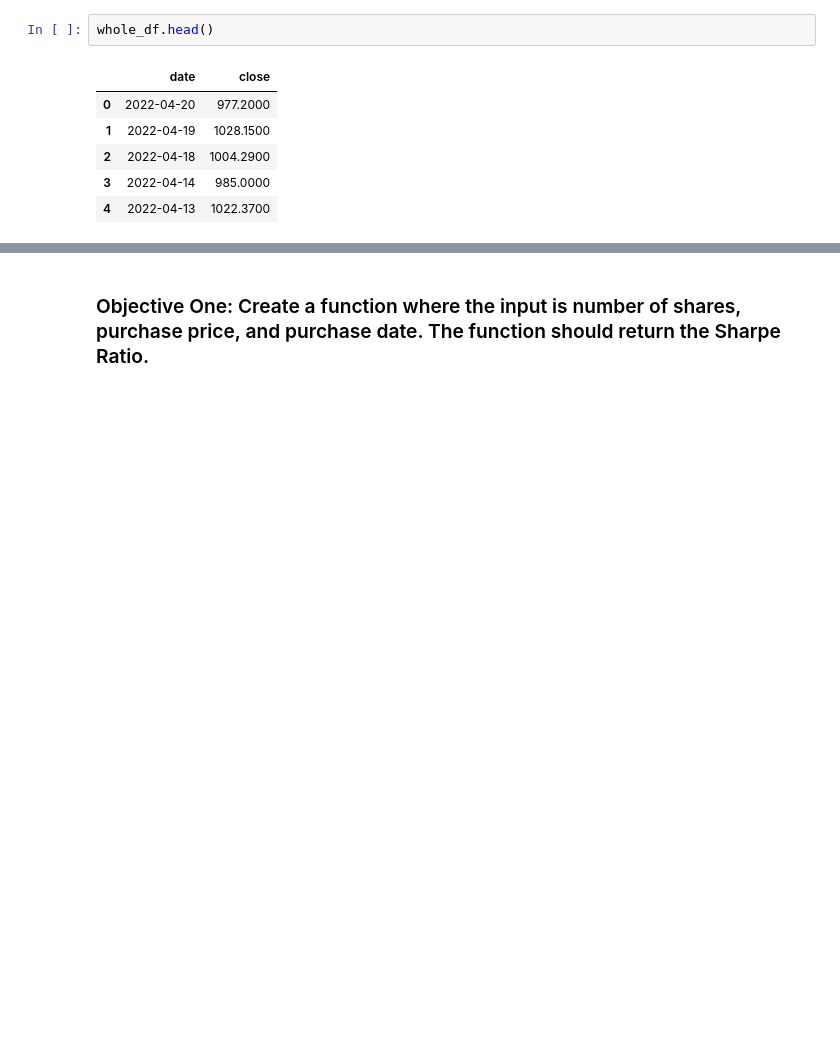
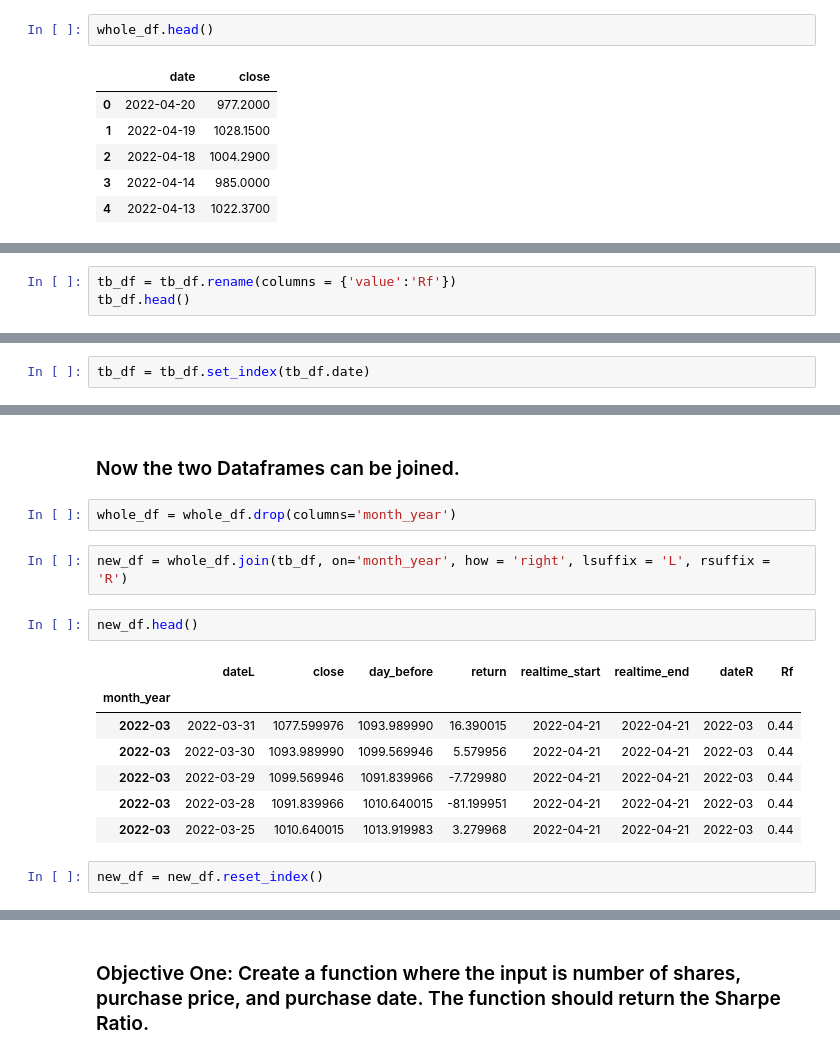
Before and after one commit to jaykayso/portfolio_risk_dashboard, a Jupyter notebook: data_import.ipynb, the cells around one changed output, grey strips where cells are left out. Drawn from its saved outputs; the diff is of its cells as text; blank space fills up the shorter version.

```diff
--- a/data_import.ipynb
+++ b/data_import.ipynb
@@ -379,0 +436,3 @@ def sharpe_calc(array):
+# %%
+tb_df = tb_df.rename(columns = {'value':'Rf'})
+tb_df.head()
@@ -379,0 +465,2 @@ def sharpe_calc(array):
+# %%
+tb_df = tb_df.set_index(tb_df.date)
@@ -379,0 +477,18 @@ def sharpe_calc(array):
+# %% [markdown]
+### Now the two Dataframes can be joined.
+# %%
+whole_df = whole_df.drop(columns='month_year')
+# %%
+new_df = whole_df.join(tb_df, on='month_year', how = 'right', lsuffix = 'L', rsuffix = 'R')
+# %%
+new_df.head()
+# %% [output]
+|  | dateL | close | day_before | return | realtime_start | realtime_end | dateR | Rf |
+| month_year |  |  |  |  |  |  |  |  |
+| 2022-03 | 2022-03-31 | 1077.599976 | 1093.989990 | 16.390015 | 2022-04-21 | 2022-04-21 | 2022-03 | 0.44 |
+| 2022-03 | 2022-03-30 | 1093.989990 | 1099.569946 | 5.579956 | 2022-04-21 | 2022-04-21 | 2022-03 | 0.44 |
+| 2022-03 | 2022-03-29 | 1099.569946 | 1091.839966 | -7.729980 | 2022-04-21 | 2022-04-21 | 2022-03 | 0.44 |
+| 2022-03 | 2022-03-28 | 1091.839966 | 1010.640015 | -81.199951 | 2022-04-21 | 2022-04-21 | 2022-03 | 0.44 |
+| 2022-03 | 2022-03-25 | 1010.640015 | 1013.919983 | 3.279968 | 2022-04-21 | 2022-04-21 | 2022-03 | 0.44 |
+# %%
+new_df = new_df.reset_index()
```
Also changed, not shown: parts of 75 cells of this notebook.
